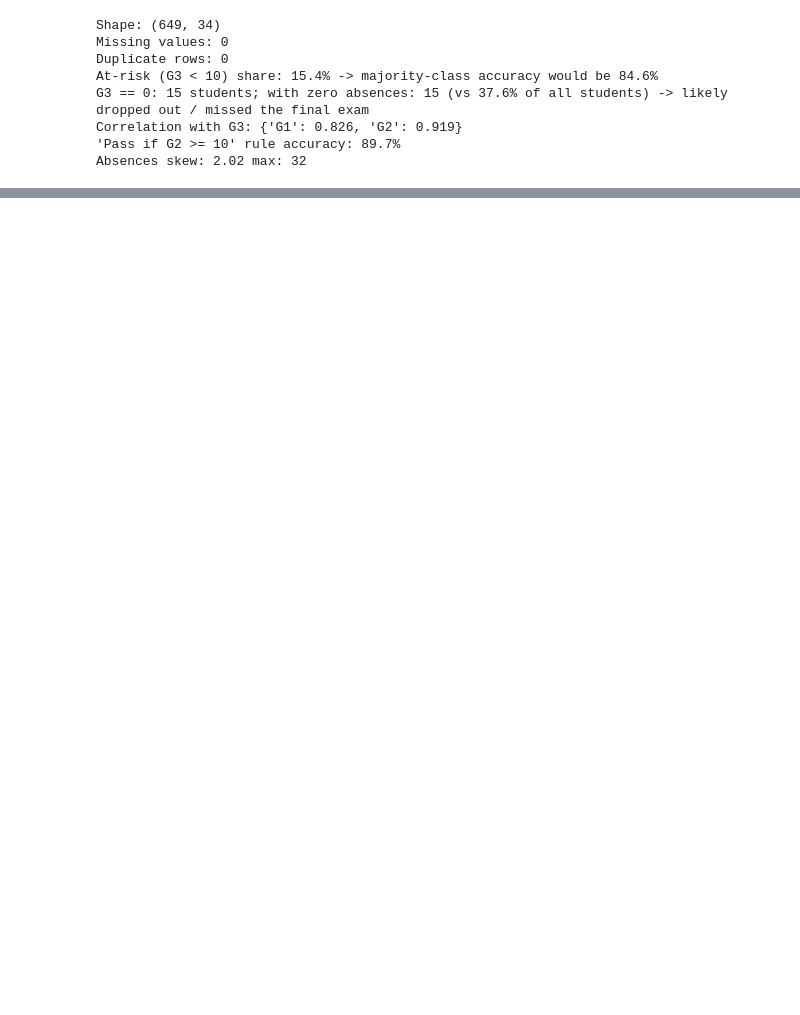
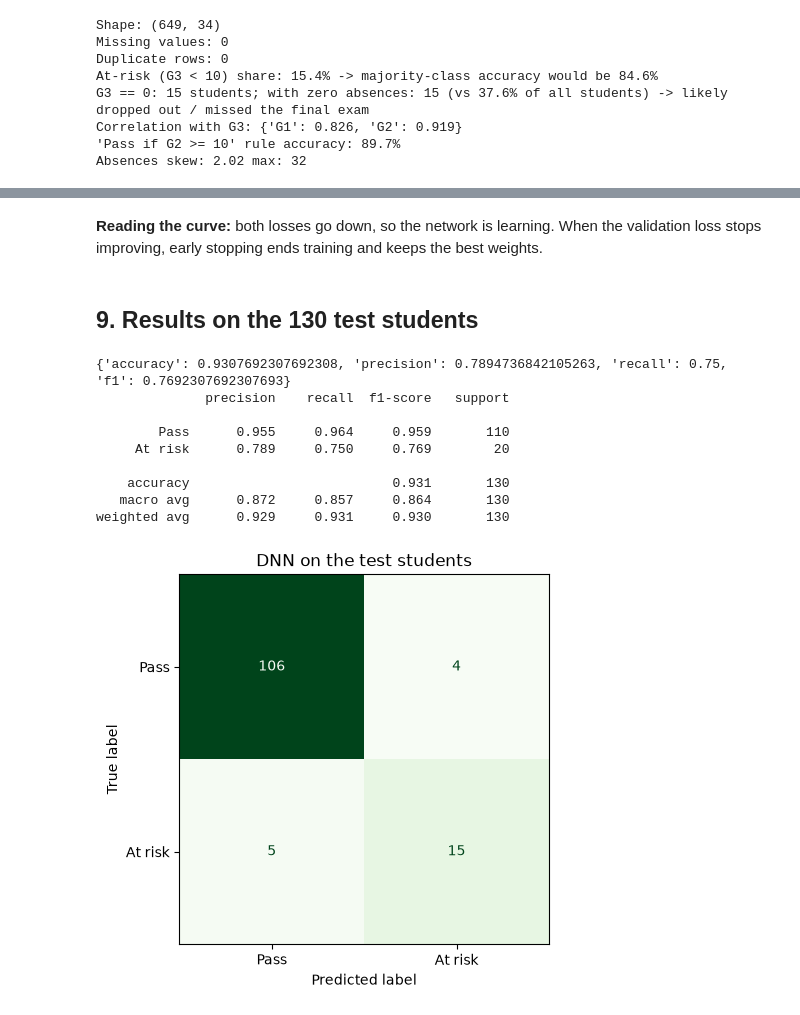
Before and after one commit to auraCodesKM/student-performance-dnn, a Jupyter notebook: student_performance_dnn.ipynb, the cells around one changed output, grey strips where cells are left out. Drawn from its saved outputs; the diff is of its cells as text; code cells hidden in the pictures; blank space fills up the shorter version.

```diff
--- a/student_performance_dnn.ipynb
+++ b/student_performance_dnn.ipynb
@@ -957,0 +263,22 @@ Every decision, the alternatives considered and the evidence are in `DECISIONS.m
+# %% [markdown]
+**Reading the curve:** both losses go down, so the network is learning. When the validation loss stops improving, early stopping ends training and keeps the best weights.
+# %% [markdown]
+## 9. Results on the 130 test students
+# %%
+from sklearn.metrics import classification_report, ConfusionMatrixDisplay
+pred = (predict_at_risk(net, X_test) >= 0.5).astype(int)
+print(scores(test.at_risk, pred))
+print(classification_report(test.at_risk, pred, target_names=["Pass", "At risk"], digits=3))
+ConfusionMatrixDisplay.from_predictions(test.at_risk, pred, display_labels=["Pass", "At risk"], cmap="Greens", colorbar=False)
+plt.title("DNN on the test students"); plt.show()
+# %% [output]
+{'accuracy': 0.9307692307692308, 'precision': 0.7894736842105263, 'recall': 0.75, 'f1': 0.7692307692307693}
+              precision    recall  f1-score   support
+
+        Pass      0.955     0.964     0.959       110
+     At risk      0.789     0.750     0.769        20
+
+    accuracy                          0.931       130
+   macro avg      0.872     0.857     0.864       130
+weighted avg      0.929     0.931     0.930       130
+[figure, added]
```
Also changed, not shown: parts of 91 cells of this notebook, 34 other files.
